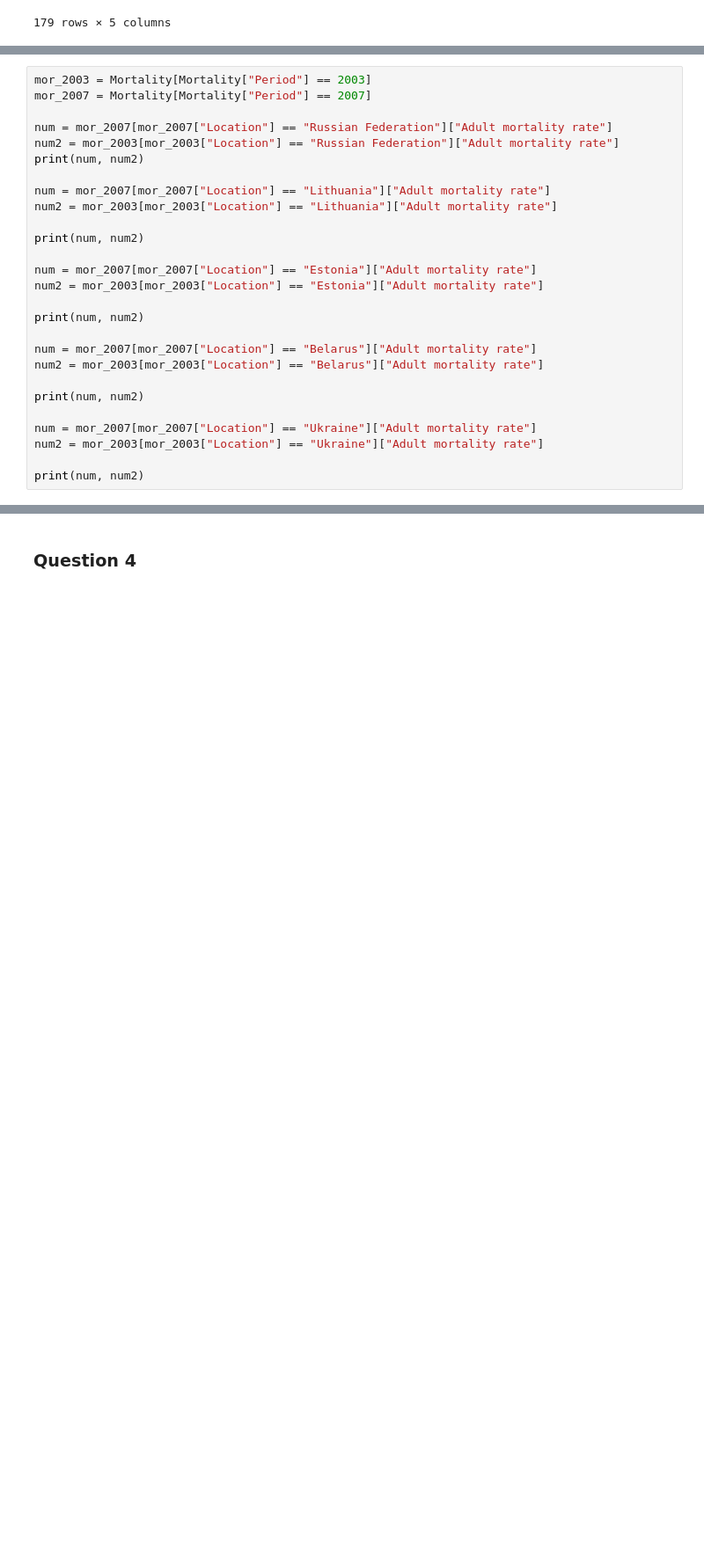
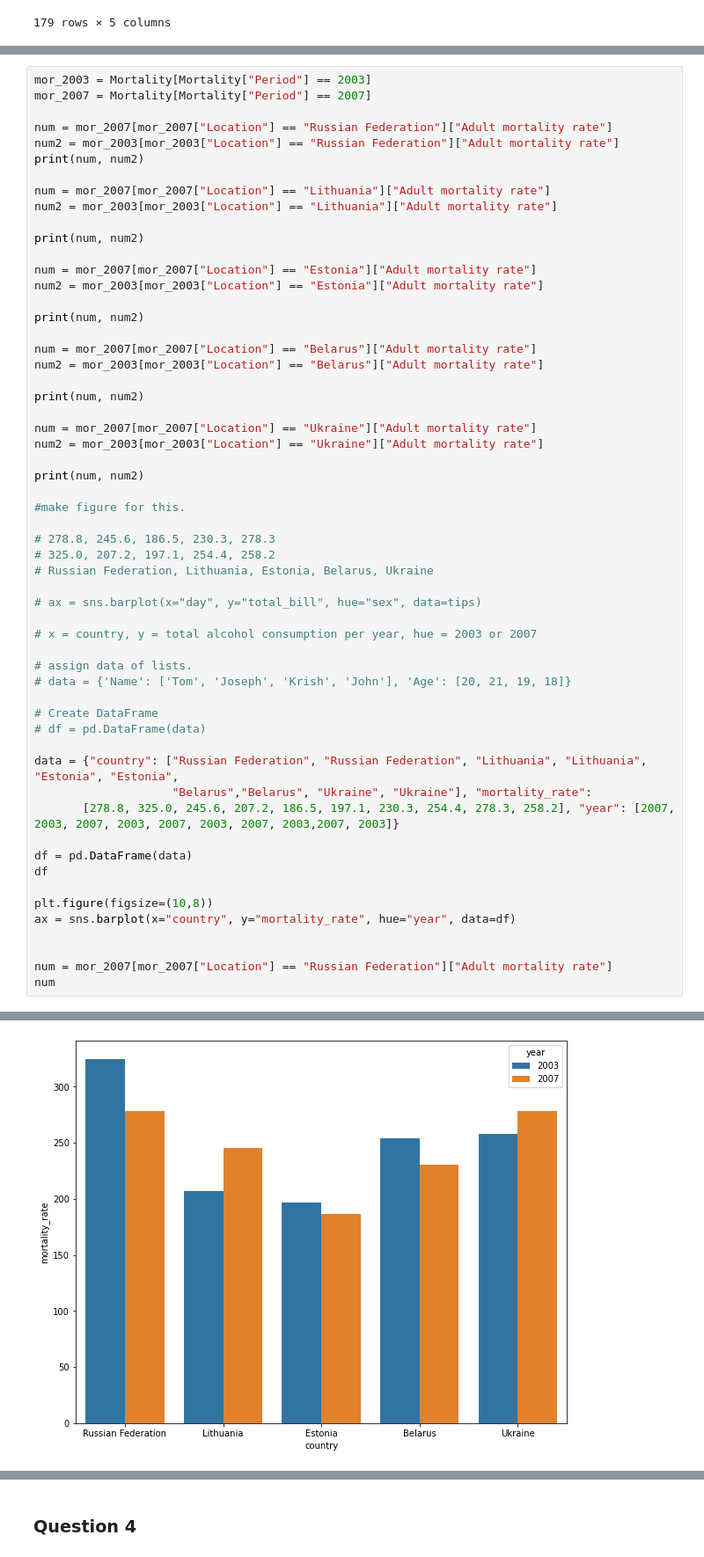
Before and after one commit to akirato0223/CS216_Project, a Jupyter notebook: Project Prototype/ProjectPrototypeAkira.ipynb, the cells around one changed output, grey strips where cells are left out. Shown at 88% size. Cells and saved outputs as stored; diff of their text form; blank space fills up the shorter version.

```diff
--- a/Project Prototype/ProjectPrototypeAkira.ipynb
+++ b/Project Prototype/ProjectPrototypeAkira.ipynb
@@ -268,6 +267,36 @@ num = mor_2007[mor_2007["Location"] == "Ukraine"]["Adult mortality rate"]
 num2 = mor_2003[mor_2003["Location"] == "Ukraine"]["Adult mortality rate"]
 
 print(num, num2)
+
+#make figure for this.
+
+# 278.8, 245.6, 186.5, 230.3, 278.3
+# 325.0, 207.2, 197.1, 254.4, 258.2
+# Russian Federation, Lithuania, Estonia, Belarus, Ukraine
+
+# ax = sns.barplot(x="day", y="total_bill", hue="sex", data=tips)
+
+# x = country, y = total alcohol consumption per year, hue = 2003 or 2007
+
+# assign data of lists.
+# data = {'Name': ['Tom', 'Joseph', 'Krish', 'John'], 'Age': [20, 21, 19, 18]}
+
+# Create DataFrame
+# df = pd.DataFrame(data)
+
+data = {"country": ["Russian Federation", "Russian Federation", "Lithuania", "Lithuania",  "Estonia", "Estonia",
+                    "Belarus","Belarus", "Ukraine", "Ukraine"], "mortality_rate":
+       [278.8, 325.0, 245.6, 207.2, 186.5, 197.1, 230.3, 254.4, 278.3, 258.2], "year": [2007, 2003, 2007, 2003, 2007, 2003, 2007, 2003,2007, 2003]}
+
+df = pd.DataFrame(data)
+df
+
+plt.figure(figsize=(10,8))
+ax = sns.barplot(x="country", y="mortality_rate", hue="year", data=df)
+
+
+num = mor_2007[mor_2007["Location"] == "Russian Federation"]["Adult mortality rate"]
+num
 # %% [output]
 1751    278.8
 Name: Adult mortality rate, dtype: float64 2496    325.0
@@ -286,0 +318 @@ Name: Adult mortality rate, dtype: float64
+[figure, added]
```
Also changed, not shown: parts of 4 cells of this notebook.
